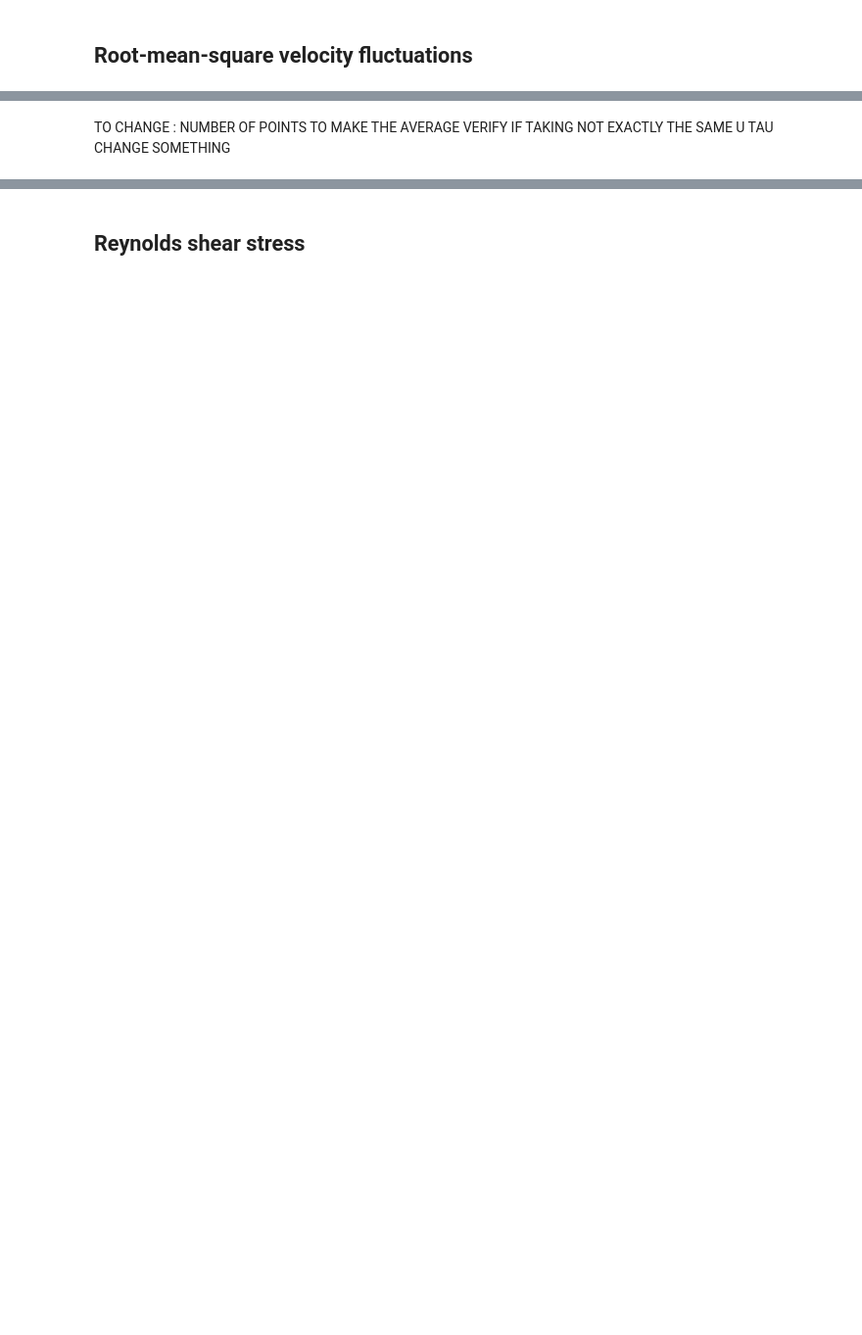
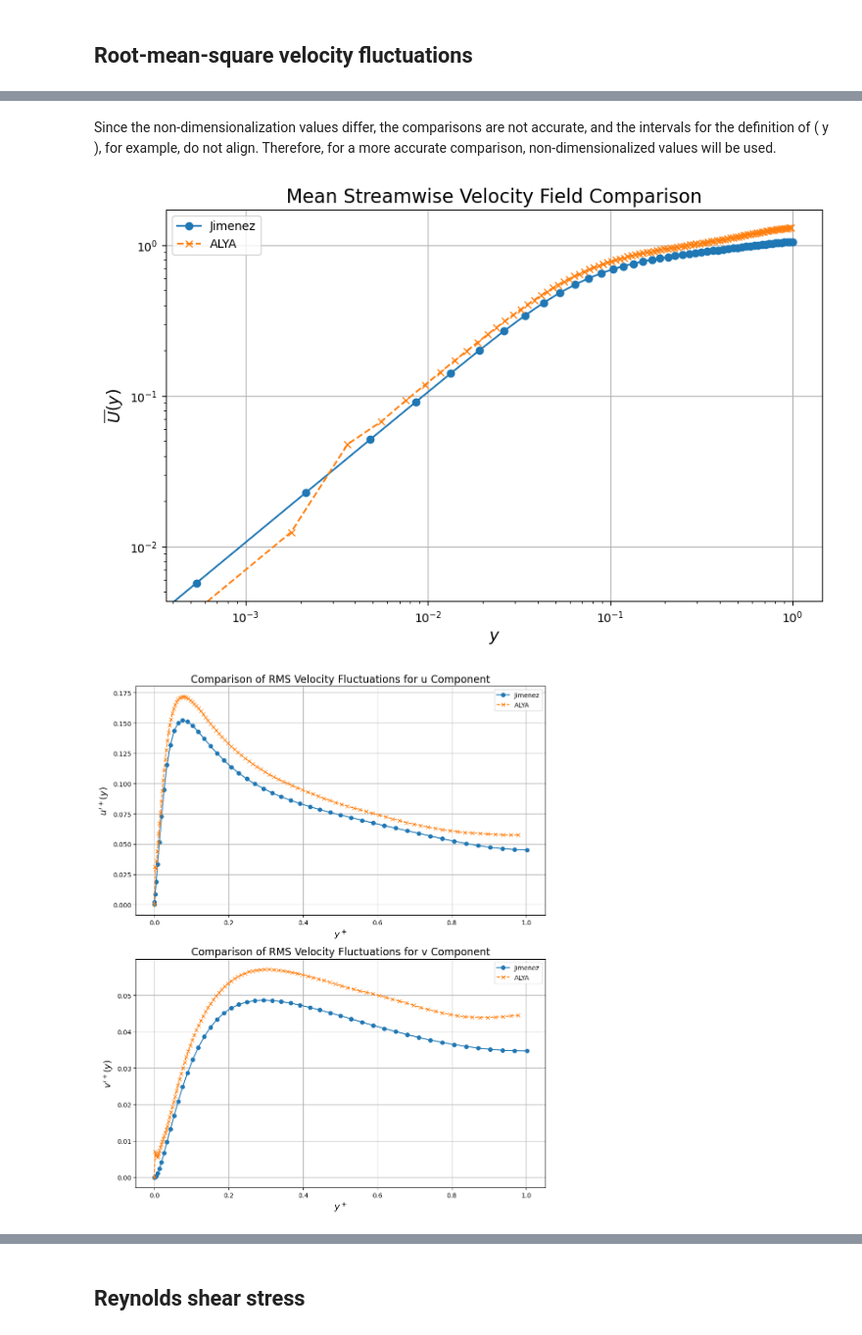
Before and after one commit to corentinprados/Q_event_DRL_control, a Jupyter notebook: ALYA/ALYA_small_load_post_processing.ipynb, the cells around one changed output, grey strips where cells are left out. Shown at 98% size. Saved outputs shown, nothing was run; the diff lists cells and outputs as text; code cells hidden in the pictures; blank space fills up the shorter version.

Commit message:
ALYA post process improvments

```diff
--- a/ALYA/ALYA_small_load_post_processing.ipynb
+++ b/ALYA/ALYA_small_load_post_processing.ipynb
@@ -506,3 +511,2 @@ plot_rms_velocity_fluctuations_uv(dataframe_jimenez, filtered_rms_velocities_nor
 # %% [markdown]
-TO CHANGE : NUMBER OF POINTS TO MAKE THE AVERAGE
-VERIFY IF TAKING NOT EXACTLY THE SAME U TAU CHANGE SOMETHING
+Since the non-dimensionalization values differ, the comparisons are not accurate, and the intervals for the definition of \( y \), for example, do not align. Therefore, for a more accurate comparison, non-dimensionalized values will be used.
@@ -508,0 +549,47 @@ VERIFY IF TAKING NOT EXACTLY THE SAME U TAU CHANGE SOMETHING
+# %%
+def plot_rms_velocity_fluctuations_uv_dim(dataframe_jimenez, filtered_rms_velocities_normalized):
+    """
+    Plots the RMS velocity fluctuations for both the u and v components against the y-coordinate for data
+    from Jimenez and ALYA in two separate subplots.
+
+    Parameters:
+    - dataframe_jimenez (DataFrame): Contains the Jimenez dataset with columns such as "y", "u'", "v'", etc.
+    - filtered_rms_velocities_normalized (DataFrame): Contains ALYA data with columns such as "y", "u_prime", "v_prime".
+
+    Both dataframes are expected to have appropriate columns for plotting the RMS velocity fluctuations against y-coordinate.
+    """
+    # Create a figure with two subplots
+    fig, (ax1, ax2) = plt.subplots(2, 1, figsize=(10, 12))
+
+    # Plot for u' RMS fluctuations
+    ax1.plot(dataframe_jimenez['y+']*delta_tau_jimenez, dataframe_jimenez["u'+"]*u_tau_jimenez, label='Jimenez', marker='o', linestyle='-')
+    ax1.plot(filtered_rms_velocities_normalized.index*delta_tau, filtered_rms_velocities_normalized['u_prime']*u_tau, label='ALYA', marker='x', linestyle='--')
+    #ax1.set_xscale('log')
+    ax1.set_xlabel('$y^+$', fontsize=14)
+    ax1.set_ylabel('$u\'^+(y)$', fontsize=14)
+    ax1.set_title('Comparison of RMS Velocity Fluctuations for u Component', fontsize=16)
+    ax1.legend()
+    ax1.grid(True)
+
+    # Plot for v' RMS fluctuations
+    ax2.plot(dataframe_jimenez['y+']*delta_tau_jimenez, dataframe_jimenez["v'+"]*u_tau_jimenez, label='Jimenez', marker='o', linestyle='-')
+    ax2.plot(filtered_rms_velocities_normalized.index*delta_tau, filtered_rms_velocities_normalized['v_prime']*u_tau, label='ALYA', marker='x', linestyle='--')
+    #ax2.set_xscale('log')
+    ax2.set_xlabel('$y^+$', fontsize=14)
+    ax2.set_ylabel('$v\'^+(y)$', fontsize=14)
+    ax2.set_title('Comparison of RMS Velocity Fluctuations for v Component', fontsize=16)
+    ax2.legend()
+    ax2.grid(True)
+
+    # Adjust layout to prevent overlap
+    plt.tight_layout()
+
+    # Show the plots
+    plt.show()
+# %%
+# Example usage:
+plot_mean_streamwise_velocity_dim(dataframe_jimenez, filtered_mean_velocities_normalized)
+plot_rms_velocity_fluctuations_uv_dim(dataframe_jimenez, filtered_rms_velocities_normalized)
+# %% [output]
+[figure, added]
+[figure, added]
```
Also changed, not shown: parts of 37 cells of this notebook, 4 other files.
